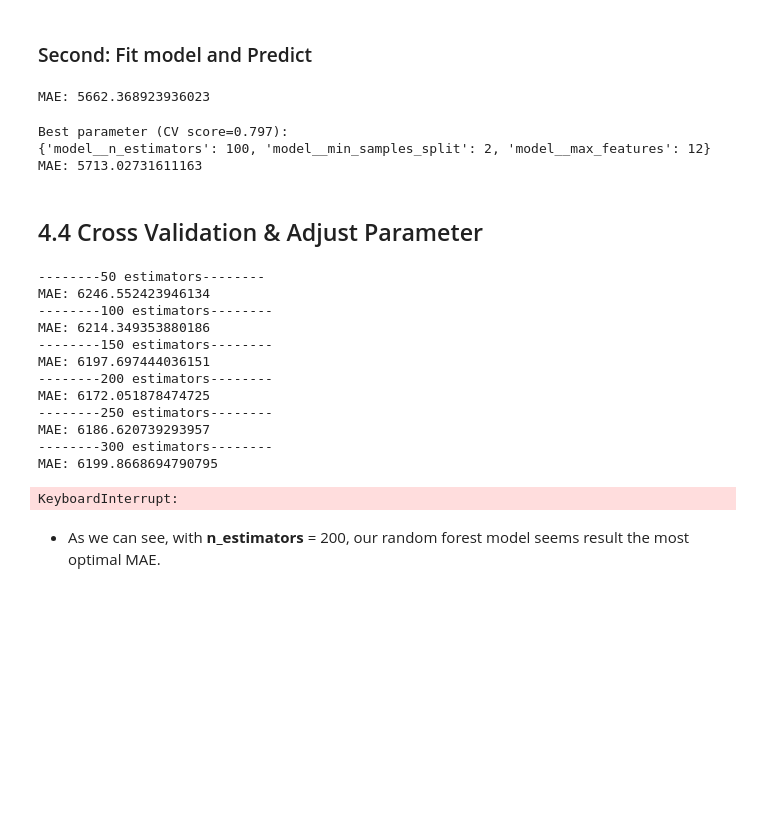
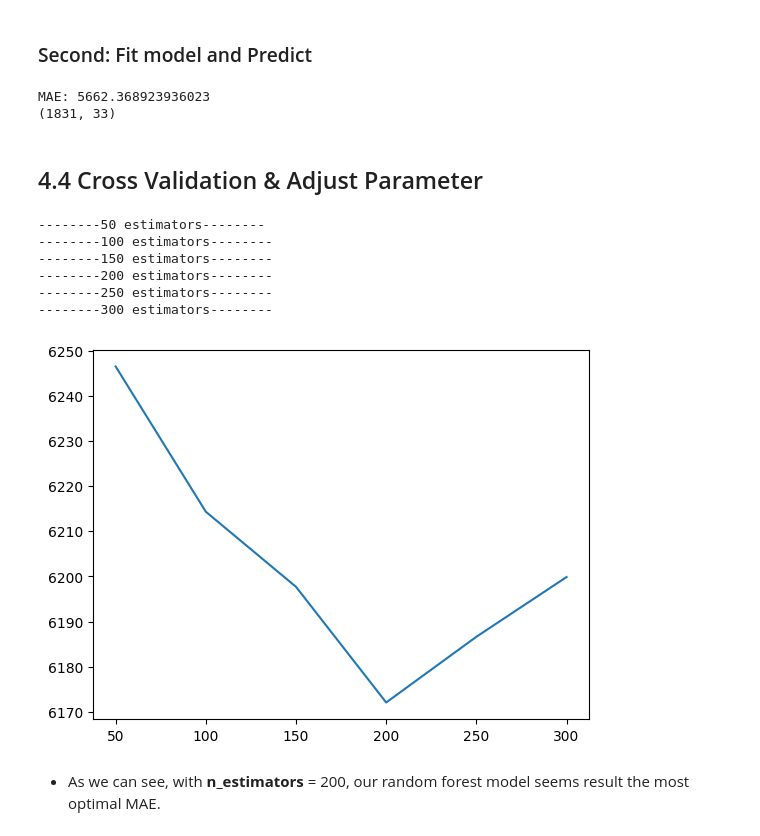
Before and after one commit to MTriNguci/DS_FINAL_PROJ, a Jupyter notebook: 4. Building_Model.ipynb, the cells around one changed output. Saved outputs shown, nothing was run; the diff lists cells and outputs as text; code cells hidden in the pictures; blank space fills up the shorter version.

```diff
--- a/4. Building_Model.ipynb
+++ b/4. Building_Model.ipynb
@@ -20,9 +20,8 @@ from sklearn.preprocessing import FunctionTransformer, OneHotEncoder, RobustScal
 add a column `Year` - distance from First Registration's Year of the car to now.
 # %%
 
-data = pd.read_csv("data\cleaned_data.csv",index_col="ID")
+data = pd.read_csv("data\cleaned_data_edited.csv",index_col="ID")
 
-# chuyển Field "Date" thành kiểu datetime
-data["First registration"] = pd.to_datetime(data["First registration"])
-data["Year"] = 2023 - data["First registration"].dt.year
-data.drop(columns=["First registration"],inplace=True)
+data['Year'] = data['First registration'].str[-4:].astype(int)
+data['Year'] = 2024 - data['Year']
+data.columns
@@ -77,7 +84,7 @@ one_hot_tags = one_hot_tags.drop("Tags",axis=1)
 correlation = one_hot_tags.corr()['Price(EUR)']
 
 # Get the top 10 tags with highest correlation with 'Price(EUR)'
-top_10_corr_tags = correlation[correlation >= 0.25].index
+top_10_corr_tags = correlation.nlargest(9).index
 
 # Select only the top 10 tags with highest correlation with 'Price(EUR)'
 one_hot_tags = one_hot_tags[top_10_corr_tags].drop(["Price(EUR)"],axis=1)
@@ -98,7 +106,7 @@ correlation = data_encoded.corr()['Price(EUR)']
 
 #LẤy ra top 8 make có tương quan cao nhất > 0.25
 top_10_Make = correlation[correlation >= 0.25].index
-#top_10_Make = correlation.nlargest(9).index
+top_10_Make = correlation.nlargest(9).index
 top_10_Make = top_10_Make.drop("Price(EUR)")
 
 one_hot_Make = one_hot_Make[top_10_Make]
@@ -180,7 +192,8 @@ preprocessor = ColumnTransformer(
 
 
 my_pipeline = Pipeline(steps=[('preprocessor', preprocessor),
-                              ('model', RandomForestRegressor())
+                              ('model', RandomForestRegressor(n_estimators=200,
+                                                              random_state=0))
                              ])
 
 my_pipeline.fit(X_train, y_train)
@@ -191,78 +204,42 @@ preds = my_pipeline.predict(X_valid)
 # Evaluate the model
 score = mean_absolute_error(y_valid, preds)
 print('MAE:', score)
+print(X_train.shape)
 # %% [output]
 MAE: 5662.368923936023
+(1831, 33)
-# %%
-from sklearn.model_selection import RandomizedSearchCV
-
-# Định nghĩa phạm vi của các tham số
-param_distributions = {
-    'model__n_estimators': [10, 20, 30, 40, 50, 60, 70, 80, 90, 100, 200],
-    'model__max_features': [2, 4, 6, 8, 10, 12, 14, 16, 18, 20, 22],
-    'model__min_samples_split': [2, 10, 15, 20, 25, 30, 35, 40, 45, 50]
-}
-
-# Khởi tạo RandomizedSearchCV
-search = RandomizedSearchCV(my_pipeline, param_distributions, n_iter=10, cv=5, random_state=0)
-
-# Thực hiện tinh chỉnh tham số
-search.fit(X_train, y_train)
-
-# In ra tham số tốt nhất
-print("Best parameter (CV score=%0.3f):" % search.best_score_)
-print(search.best_params_)
-
-# Dự đoán với tập dữ liệu validation
-preds = search.predict(X_valid)
-
-# Đánh giá mô hình
-score = mean_absolute_error(y_valid, preds)
-print('MAE:', score)
-# %% [output]
-Best parameter (CV score=0.797):
-{'model__n_estimators': 100, 'model__min_samples_split': 2, 'model__max_features': 12}
-MAE: 5713.02731611163
 # %% [markdown]
 ## 4.4 Cross Validation & Adjust Parameter
 # %%
 from sklearn.model_selection import cross_val_score
 def get_score(n_estimate):
     my_pipeline = Pipeline(steps=[('preprocessor', preprocessor),
                               ('model', RandomForestRegressor(n_estimators = n_estimate,
                                                               random_state=0))
                              ])
-    scores = -1 * cross_val_score(my_pipeline, X, y ,
+    scores = -1 * cross_val_score(my_pipeline, X, y,
                                     cv=3,
                                     scoring='neg_mean_absolute_error')
     return scores.mean()
 
 
 results = {}
 for i in range(1,7):
     print(f'--------{50*i} estimators--------')
-    mae = get_score(50*i)
-    print(f'MAE: {mae}')
-    results[50*i] = mae
+    results[50*i] = get_score(50*i)
 
 %matplotlib inline
 
 plt.plot(list(results.keys()), list(results.values()))
 plt.show()
 # %% [output]
 --------50 estimators--------
-MAE: 6246.552423946134
 --------100 estimators--------
-MAE: 6214.349353880186
 --------150 estimators--------
-MAE: 6197.697444036151
 --------200 estimators--------
-MAE: 6172.051878474725
 --------250 estimators--------
-MAE: 6186.620739293957
 --------300 estimators--------
-MAE: 6199.8668694790795
-KeyboardInterrupt:
+[figure, added]
 # %% [markdown]
 - As we can see, with **n_estimators** = 200, our random forest model seems result the most optimal MAE.
 # %% [markdown]
```
Also changed, not shown: parts of 8 cells of this notebook, 3 other files.
